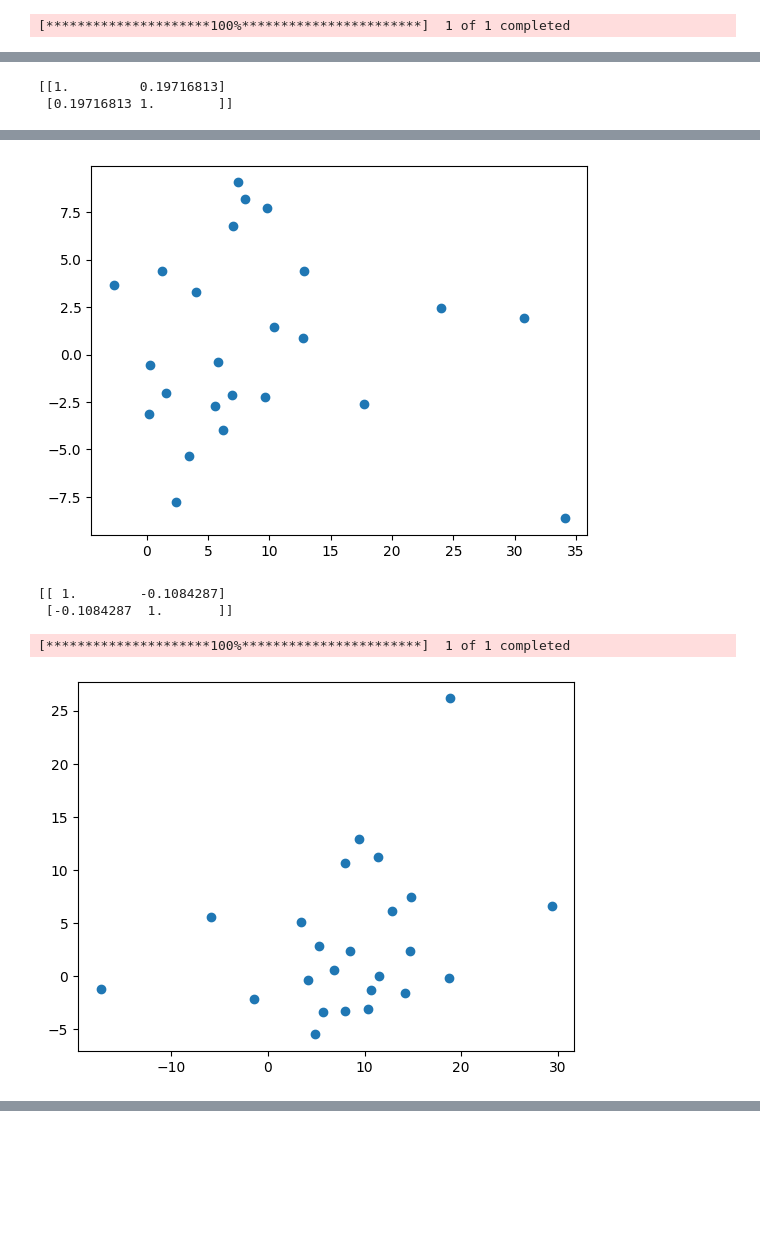
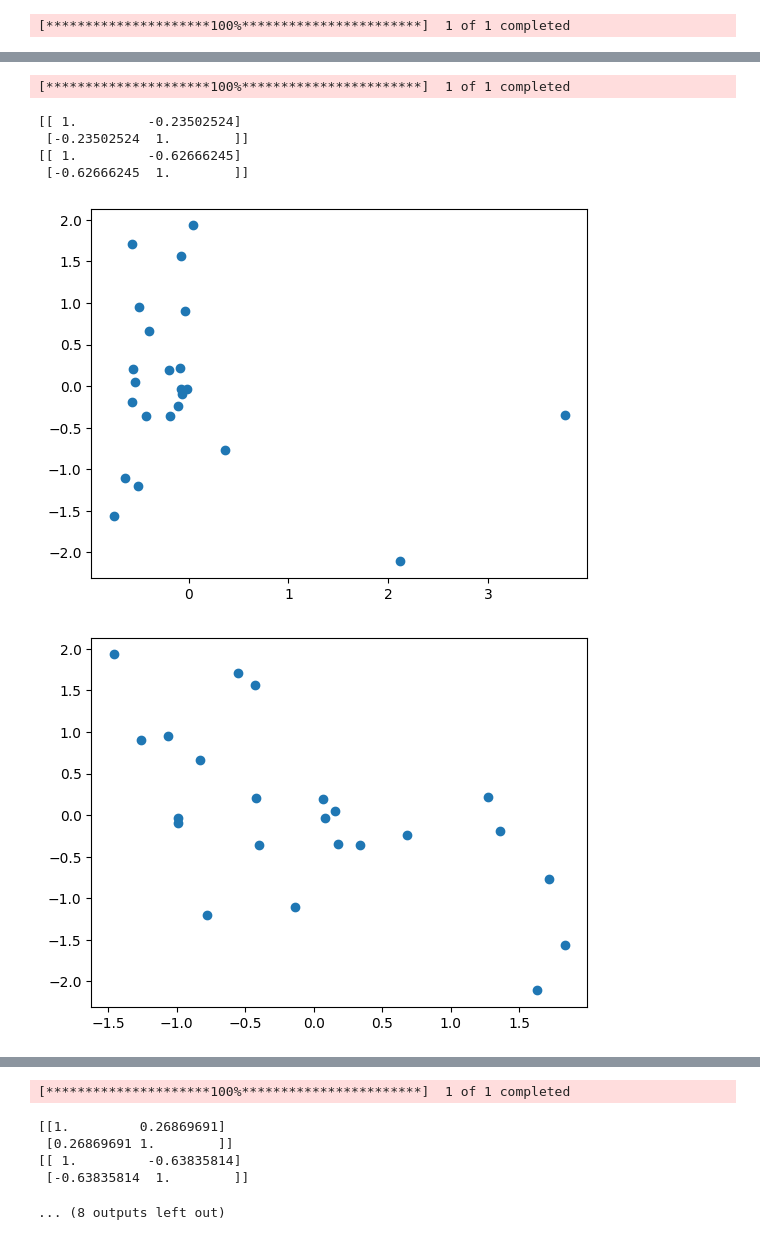
Before and after one commit to oimo-taruto/CLT-simulation, a Jupyter notebook: EPSと株価変動の相関関係.ipynb, the cells around one changed output, grey strips where cells are left out. Drawn from its saved outputs; the diff is of its cells as text; code cells hidden in the pictures; blank space fills up the shorter version.

```diff
--- a/EPSと株価変動の相関関係.ipynb
+++ b/EPSと株価変動の相関関係.ipynb
@@ -23,7 +23,8 @@ def get_earnings_impact(ticker_symbol):
     df['Nextday_Open'] = df['Open'].shift(-1)
     df['Nextday_Close'] = df['Close'].shift(-1)
     df['Volatility'] = (df['Nextday_Close'] - df['Close']) * 100 / df['Close']
-    df['Volatility_after'] = (df['Nextday_Open'] - df['Close']) * 100 / df['Close'] # Corrected calculation for volatility after
+    df['Volatility_after'] = (df['Nextday_Open'] - df['Close']) * 100 / df['Close']
+    df['Volatility_1m']=(df['Close']-df['Close'].shift(-20))*100/df['Close'].shift(-20)
 
     earnings_dates_dt = pd.to_datetime(earnings_dates_list)
     earnings_data = df[df['Date'].isin(earnings_dates_dt)]
@@ -40,22 +41,42 @@ def get_earnings_impact(ticker_symbol):
 
     merged_df = pd.merge(earnings_data, df_ticker_symbol, left_on='Date', right_on='Earnings Date')
     merged_df = merged_df.drop(columns=['Earnings Date'])
+    merged_df.replace([np.inf,-np.inf],np.nan,inplace=True)
+    merged_df.dropna(inplace=True)
 
     x = merged_df['Surprise(%)']
     x2 = merged_df['EPS Estimate']
     x3 = merged_df['Reported EPS']
     y = merged_df['Volatility']
     y2 = merged_df['Volatility_after']
-
-    plt.scatter(x, y2)
-    plt.show()
+    z=merged_df['Volatility_1m']
 
     r11=np.corrcoef(x, y)
     r12=np.corrcoef(x, y2)
     r21=np.corrcoef(x2, y)
     r31=np.corrcoef(x3, y)
+    r021=np.corrcoef(z,y2)
 
     print(r12)
+    print(r021)
+
+    import statsmodels.api as sm
+
+    x_s=(x-x.mean())/x.std()
+    y2_s=(y2-y2.mean())/y2.std()
+    z_s=(z-z.mean())/z.std()
+
+    plt.scatter(x_s, y2_s)
+    plt.show()
+    plt.scatter(z_s,y2_s)
+    plt.show()
+
+    X=merged_df[['Surprise(%)','Volatility_1m']]
+    X_s=(X-X.mean())/X.std()
+    X_s=sm.add_constant(X_s)
+    model=sm.OLS(y2_s,X_s).fit(cov_type='HC3')
+
+    print(model.summary())
 
     return merged_df
 
@@ -63,7 +84,7 @@ def get_earnings_impact(ticker_symbol):
     print(f"An error occured at {ticker_symbol}:{e}")
     return e
 
-target_tickers=['AAPL','MSFT','NVDA']
+target_tickers=['ALRM', 'BL', 'RMBS', 'FORM']
 results=[]
 for s in target_tickers:
   results.append(get_earnings_impact(s))
@@ -75,2 +99,0 @@ final_all=pd.concat(results)
-[[1.         0.19716813]
- [0.19716813 1.        ]]
@@ -78,5 +118,7 @@ final_all=pd.concat(results)
-[figure, old version]
-[[ 1.        -0.1084287]
- [-0.1084287  1.       ]]
+[*********************100%***********************]  1 of 1 completed
-[*********************100%***********************]  1 of 1 completed
+[[ 1.         -0.23502524]
+ [-0.23502524  1.        ]]
+[[ 1.         -0.62666245]
+ [-0.62666245  1.        ]]
-[figure, old version]
+[figure, new version]
+[figure, added]
@@ -84,0 +142,6 @@ final_all=pd.concat(results)
+[*********************100%***********************]  1 of 1 completed
+[[1.         0.26869691]
+ [0.26869691 1.        ]]
+[[ 1.         -0.63835814]
+ [-0.63835814  1.        ]]
+... (8 outputs left out)
```
Also changed, not shown: parts of 1 cell of this notebook.
